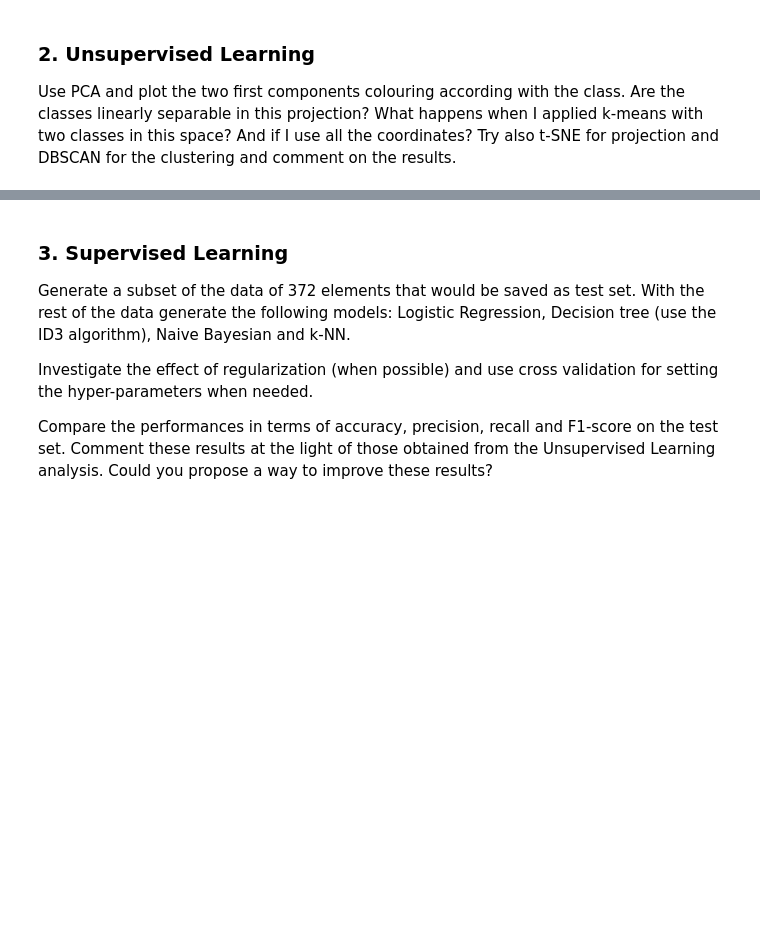
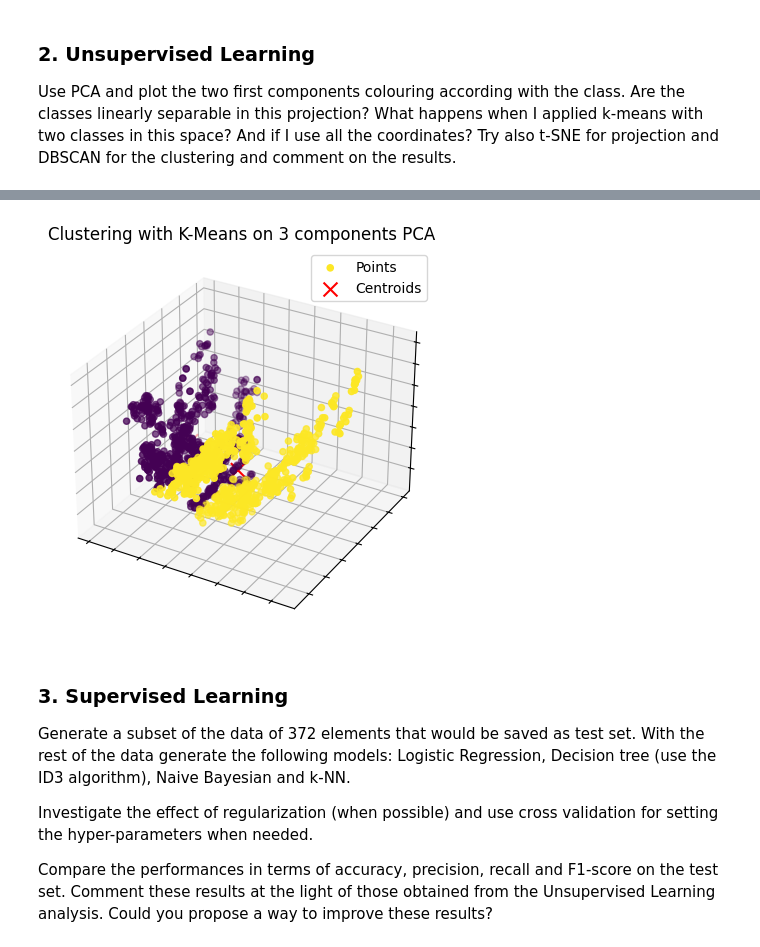
Before and after one commit to frekkoz3/Intro_to_ML_24-25, a Jupyter notebook: challenges/challenge 1/challenge-one.ipynb, the cells around one changed output, grey strips where cells are left out. Cells and saved outputs as stored; diff of their text form; code cells hidden in the pictures; blank space fills up the shorter version.

```diff
--- a/challenges/challenge 1/challenge-one.ipynb
+++ b/challenges/challenge 1/challenge-one.ipynb
@@ -150,3 +192,20 @@ array([[ 0.07980943, -1.36533998],
+# %%
+kmeans_3d = KMeans(n_clusters=2)
+kmeans_3d.fit(data_pca_3d)
+labels_3d = kmeans_3d.labels_
+centroids_3d = kmeans_3d.cluster_centers_
+fig = plt.figure(figsize = (5, 5))
+axs = fig.add_subplot(111, projection='3d')
+axs.scatter(data_pca_3d[:, 0], data_pca_3d[:, 1], data_pca_3d[:, 2],c=labels_3d, label='Points')
+axs.scatter(centroids_3d[:, 0], centroids_3d[:, 1], c='red', marker='x', s=100, label='Centroids')
+axs.legend()
+axs.set_yticklabels([])
+axs.set_xticklabels([])
+axs.set_zticklabels([])
+plt.title("Clustering with K-Means on 3 components PCA")
+plt.show()
+# %% [output]
+[figure, added]
 # %% [markdown]
 ### 3. Supervised Learning
 
```
Also changed, not shown: parts of 9 cells of this notebook.
